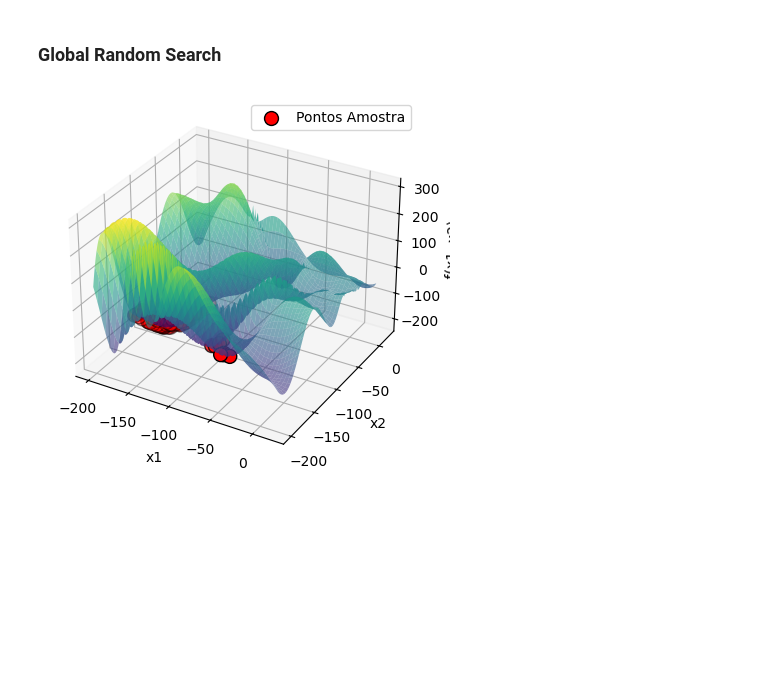
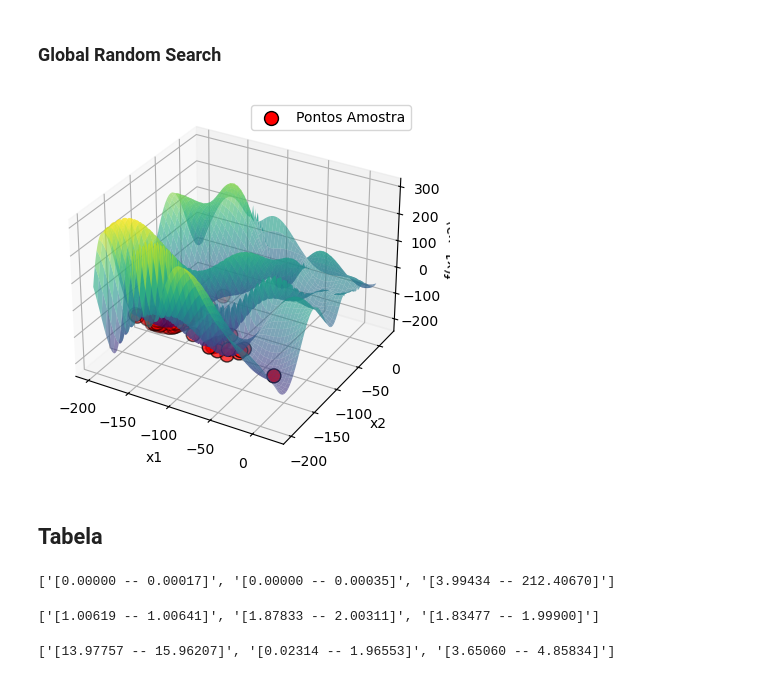
Before and after one commit to henriquefac/trabalho_IA, a Jupyter notebook: algoritmo/parte1/noteboock.ipynb, the cells around one changed output. Saved outputs shown, nothing was run; the diff lists cells and outputs as text; code cells hidden in the pictures; blank space fills up the shorter version.

Commit message:
Tabela da arte 1 feita. Parte 1 e 2 finalizadas.

```diff
--- a/algoritmo/parte1/noteboock.ipynb
+++ b/algoritmo/parte1/noteboock.ipynb
@@ -332,9 +334,11 @@ Pf.plot(obj.func, lista_coordenadas, obj.limite)
 ### Global Random Search
 # %%
 obj = ex8(GRS, 0.9)
-tester_ex8_LRS = Tr(obj)
-tester_ex8_LRS.rounds()
-lista_coordenadas = [(x[0], x[1], z) for x, z in zip(tester_ex8_LRS.lista_solucoes, tester_ex8_LRS.lista_ress)]
+tester_ex8_GRS = Tr(obj)
+tester_ex8_GRS.rounds()
+lista_coordenadas = [(x[0], x[1], z) for x, z in zip(tester_ex8_GRS.lista_solucoes, tester_ex8_GRS.lista_ress)]
 Pf.plot(obj.func, lista_coordenadas, obj.limite)
 # %% [output]
-[figure, old version]
+[figure, new version]
+# %% [markdown]
+## Tabela
@@ -340,0 +353,30 @@ Pf.plot(obj.func, lista_coordenadas, obj.limite)
+# %%
+# Função 1
+# respectivamente HC, LRS, GRS
+ex1_list_moda = list()
+ex1_list_moda.append(get_moda(tester_ex1_HC.lista_ress))
+ex1_list_moda.append(get_moda(tester_ex1_LRS.lista_ress))
+ex1_list_moda.append(get_moda(tester_ex1_GRS.lista_ress))
+print(ex1_list_moda)
+# %% [output]
+['[0.00000 -- 0.00017]', '[0.00000 -- 0.00035]', '[3.99434 -- 212.40670]']
+# %%
+# Fução 2
+# respectivamente HC, LRS, GRS
+ex2_list_moda = list()
+ex2_list_moda.append(get_moda(tester_ex2_HC.lista_ress))
+ex2_list_moda.append(get_moda(tester_ex2_LRS.lista_ress))
+ex2_list_moda.append(get_moda(tester_ex2_GRS.lista_ress))
+print(ex2_list_moda)
+# %% [output]
+['[1.00619 -- 1.00641]', '[1.87833 -- 2.00311]', '[1.83477 -- 1.99900]']
+# %%
+# Fução 3
+# respectivamente HC, LRS, GRS
+ex3_list_moda = list()
+ex3_list_moda.append(get_moda(tester_ex3_HC.lista_ress))
+ex3_list_moda.append(get_moda(tester_ex3_LRS.lista_ress))
+ex3_list_moda.append(get_moda(tester_ex3_GRS.lista_ress))
+print(ex3_list_moda)
+# %% [output]
+['[13.97757 -- 15.96207]', '[0.02314 -- 1.96553]', '[3.65060 -- 4.85834]']
```
Also changed, not shown: parts of 26 cells of this notebook, 1 other file.
